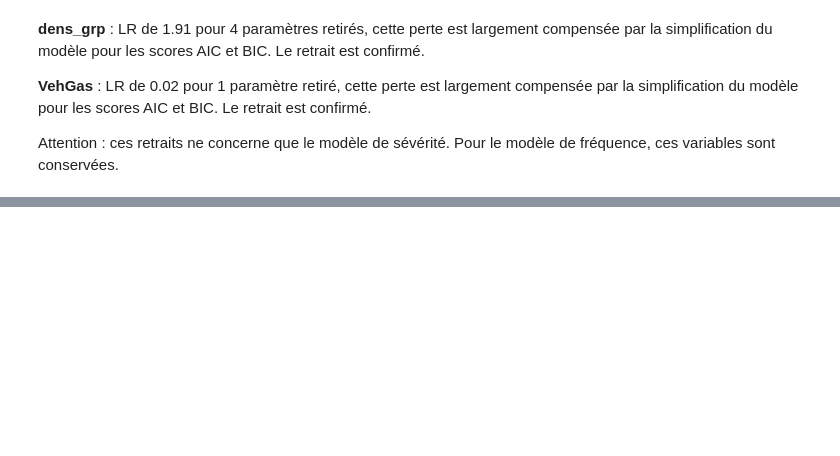
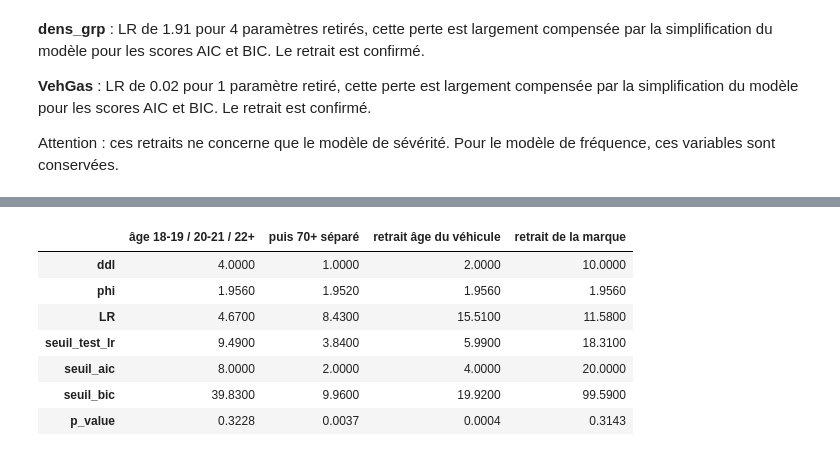
Before and after one commit to Charlesptrd/pricing-glm-vs-ml, a Jupyter notebook: notebooks/03_glm_severite.ipynb, the cells around one changed output, grey strips where cells are left out. Cells and saved outputs as stored; diff of their text form; code cells hidden in the pictures; blank space fills up the shorter version.

```diff
--- a/notebooks/03_glm_severite.ipynb
+++ b/notebooks/03_glm_severite.ipynb
@@ -449,0 +477,36 @@ pd.DataFrame({
+# %%
+sev_train = colonnes_sev(sev_train)
+sev_test  = colonnes_sev(sev_test)
+
+TERMES_SEV_3 = sans(TERMES_SEV_2, "power")
+TERMES_SEV_3 = remplacer(TERMES_SEV_3, "vehage", "C(vehage_sev, Treatment('5-10'))")
+TERMES_SEV_3 = remplacer(TERMES_SEV_3, "bm",     "C(bm_sev2, Treatment('50-75'))")
+base3 = ajuster_gamma(formule_sev(TERMES_SEV_3), sev_train)
+
+t_age = remplacer(TERMES_SEV_3, "age", "C(age_sev, Treatment('22+'))")
+t_age70 = remplacer(TERMES_SEV_3, "age", "C(age_sev70, Treatment('22-69'))")
+
+# Age en 3 tranches
+m_age = ajuster_gamma(formule_sev(t_age), sev_train)
+# Ajout de 70+ dans Age
+m_age70 = ajuster_gamma(formule_sev(t_age70), sev_train)
+# retrait de veh_age
+m_vehage_sans = ajuster_gamma(formule_sev(sans(TERMES_SEV_3, "vehage")), sev_train)
+# retrait de veh_brand
+m_brand_sans = ajuster_gamma(formule_sev(sans(TERMES_SEV_3, "brand")), sev_train)
+
+pd.DataFrame({
+    "âge 18-19 / 20-21 / 22+":    comparer_glm_gamma(m_age, base3),
+    "puis 70+ séparé":            comparer_glm_gamma(m_age, m_age70),
+    "retrait âge du véhicule":    comparer_glm_gamma(m_vehage_sans, base3),
+    "retrait de la marque":       comparer_glm_gamma(m_brand_sans, base3),
+})
+# %% [output]
+|  | âge 18-19 / 20-21 / 22+ | puis 70+ séparé | retrait âge du véhicule | retrait de la marque |
+| ddl | 4.0000 | 1.0000 | 2.0000 | 10.0000 |
+| phi | 1.9560 | 1.9520 | 1.9560 | 1.9560 |
+| LR | 4.6700 | 8.4300 | 15.5100 | 11.5800 |
+| seuil_test_lr | 9.4900 | 3.8400 | 5.9900 | 18.3100 |
+| seuil_aic | 8.0000 | 2.0000 | 4.0000 | 20.0000 |
+| seuil_bic | 39.8300 | 9.9600 | 19.9200 | 99.5900 |
+| p_value | 0.3228 | 0.0037 | 0.0004 | 0.3143 |
```
Also changed, not shown: parts of 17 cells of this notebook, 1 other file.
